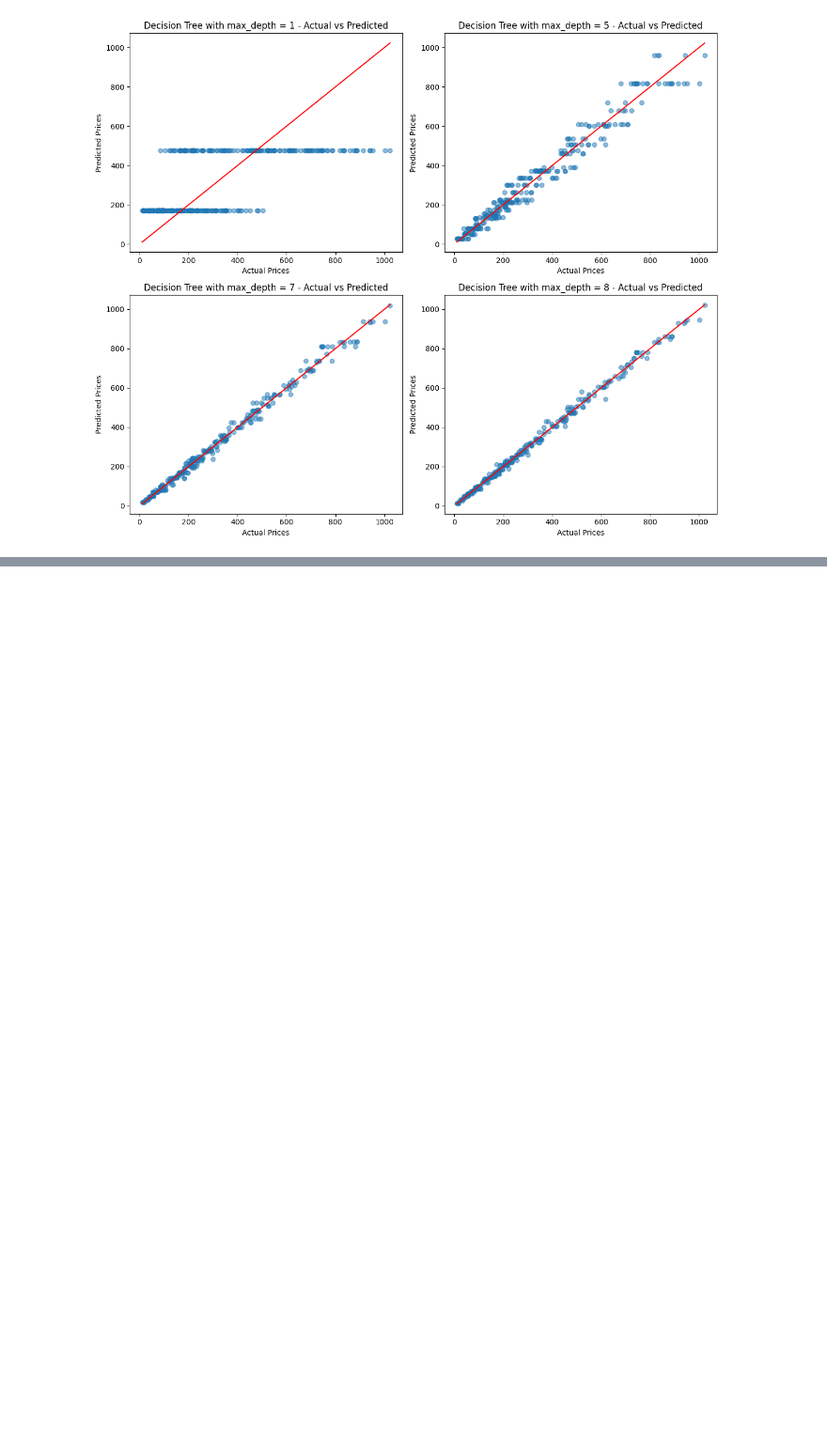
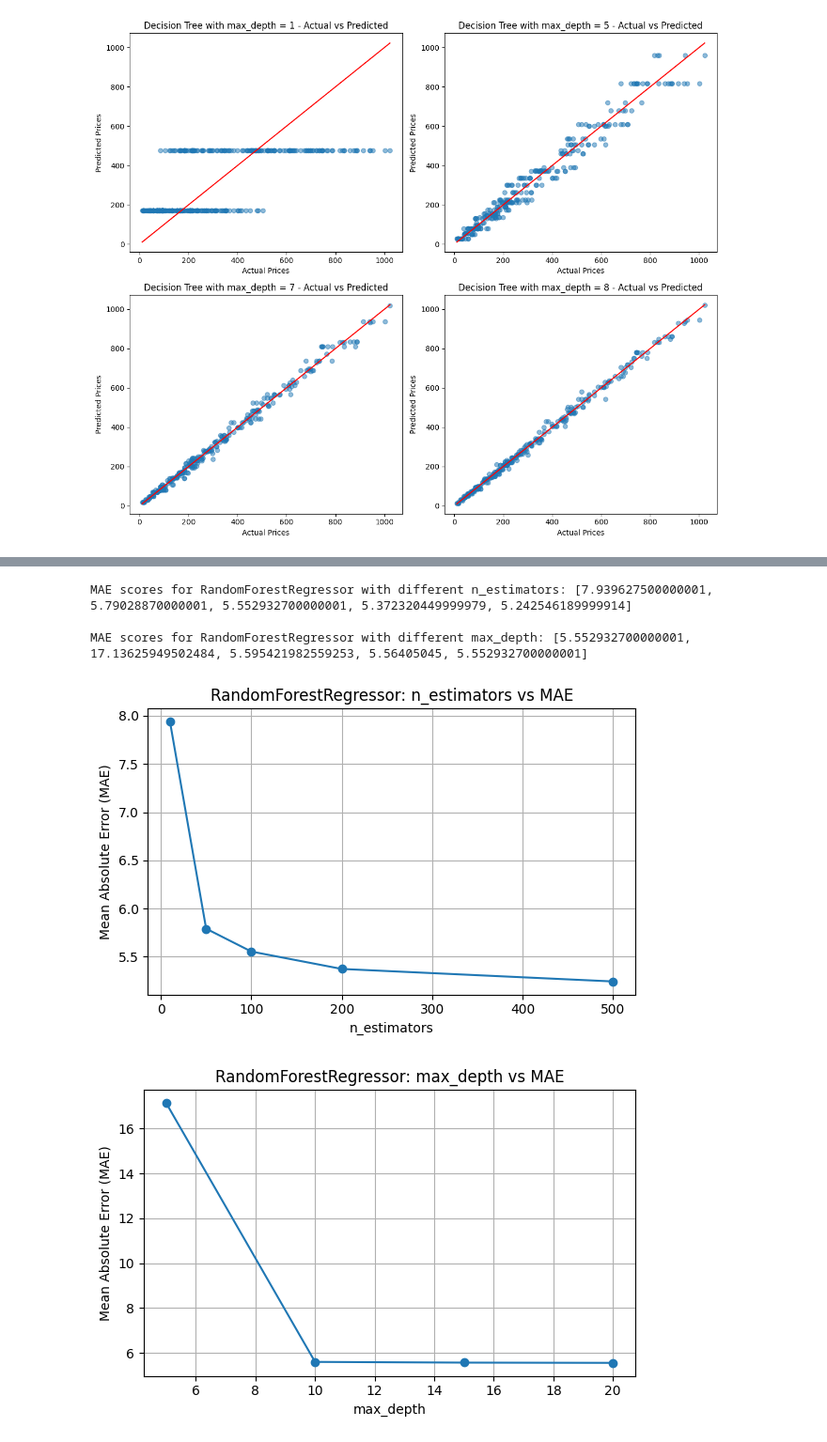
Before and after one commit to ylmzelff/supermarket_sales_EDA, a Jupyter notebook: supermarket-sales-eda.ipynb, the cells around one changed output, grey strips where cells are left out. Shown at 94% size. Drawn from its saved outputs; the diff is of its cells as text; code cells hidden in the pictures; blank space fills up the shorter version.

```diff
--- a/supermarket-sales-eda.ipynb
+++ b/supermarket-sales-eda.ipynb
@@ -667,2 +687,50 @@ Mean Squared Error: 145.31735058645003
 [figure]
+# %%
+
+n_estimators_vals = [10, 50, 100, 200, 500]
+mae_scores_n_estimators_reg = []
+for n_est in n_estimators_vals:
+    rf_reg = RandomForestRegressor(n_estimators=n_est, random_state=0)
+    rf_reg.fit(X_train, y_train)
+    predictions = rf_reg.predict(X_val)
+    mae = mean_absolute_error(y_val, predictions)
+    mae_scores_n_estimators_reg.append(mae)
+print("\nMAE scores for RandomForestRegressor with different n_estimators:", mae_scores_n_estimators_reg)
+
+
+max_depth_vals = [None, 5, 10, 15, 20]
+mae_scores_max_depth_reg = []
+for max_d in max_depth_vals:
+    rf_reg = RandomForestRegressor(max_depth=max_d, n_estimators=100, random_state=0) # Fixed n_estimators for this tuning
+    rf_reg.fit(X_train, y_train)
+    predictions = rf_reg.predict(X_val)
+    mae = mean_absolute_error(y_val, predictions)
+    mae_scores_max_depth_reg.append(mae)
+print("\nMAE scores for RandomForestRegressor with different max_depth:", mae_scores_max_depth_reg)
+# %% [output]
+MAE scores for RandomForestRegressor with different n_estimators: [7.939627500000001, 5.79028870000001, 5.552932700000001, 5.372320449999979, 5.242546189999914]
+
+MAE scores for RandomForestRegressor with different max_depth: [5.552932700000001, 17.13625949502484, 5.595421982559253, 5.56405045, 5.552932700000001]
+# %%
+plt.figure(figsize=(6, 4))
+plt.plot(n_estimators_vals, mae_scores_n_estimators_reg, marker='o')
+plt.xlabel("n_estimators")
+plt.ylabel("Mean Absolute Error (MAE)")
+plt.title("RandomForestRegressor: n_estimators vs MAE")
+plt.grid(True)
+plt.tight_layout()
+plt.show()
+
+
+plt.figure(figsize=(6, 4))
+plt.plot(max_depth_vals, mae_scores_max_depth_reg, marker='o')
+plt.xlabel("max_depth")
+plt.ylabel("Mean Absolute Error (MAE)")
+plt.title("RandomForestRegressor: max_depth vs MAE")
+plt.grid(True)
+plt.tight_layout()
+plt.show()
+# %% [output]
+[figure, added]
+[figure, added]
 # %%
```
Also changed, not shown: parts of 18 cells of this notebook.
